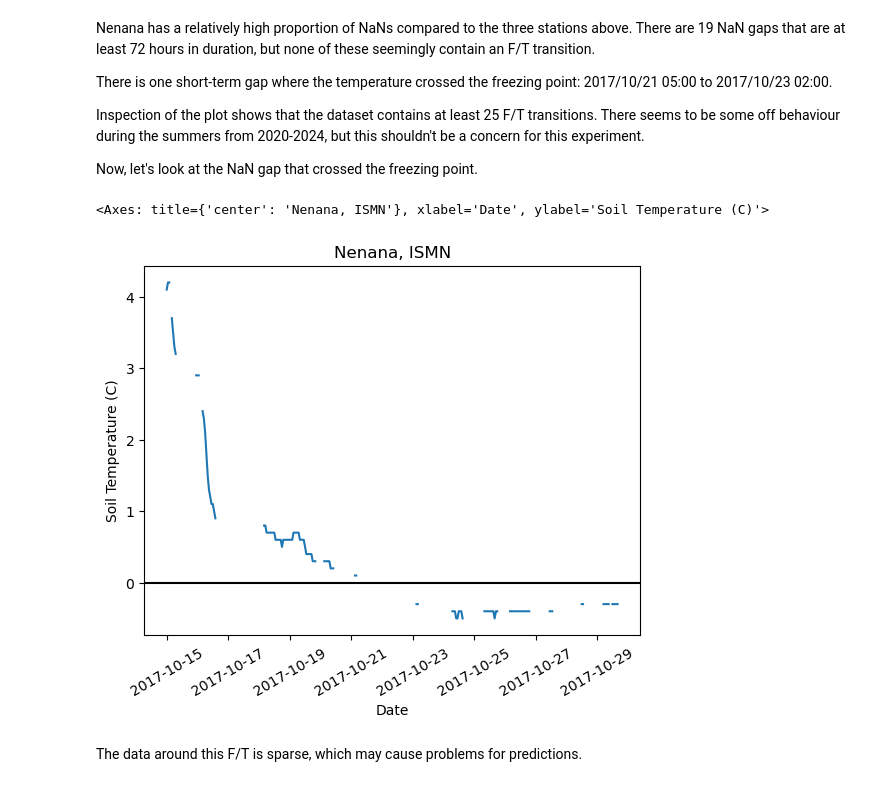
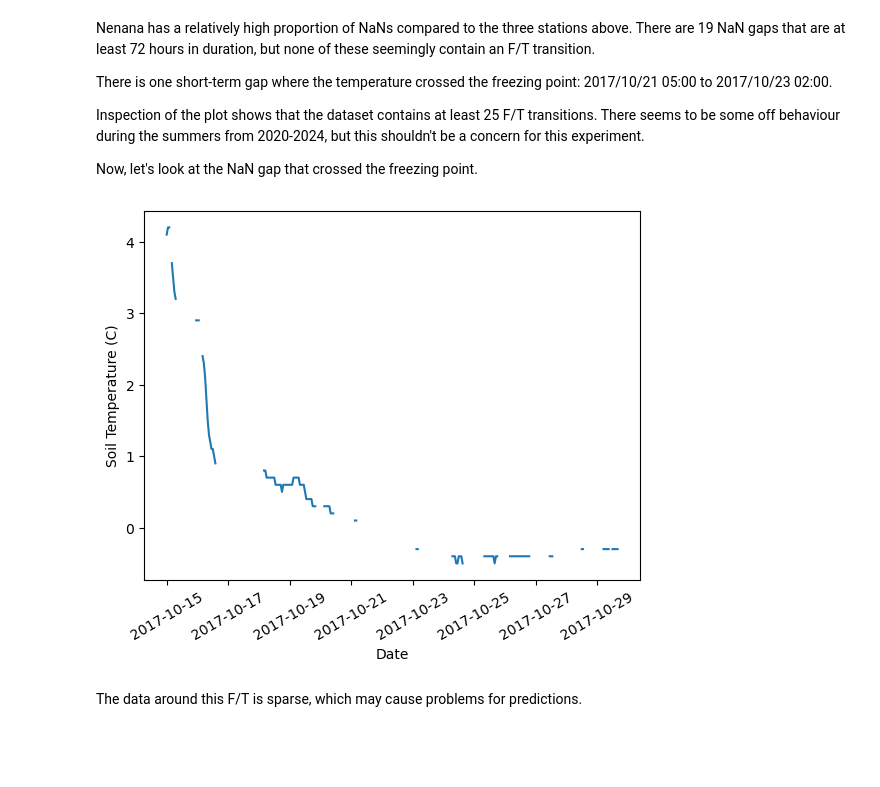
Before and after one commit to gerezk/freeze-thaw-soil-prediction, a Jupyter notebook: notebooks/ISMN_data_cleaning.ipynb, the cells around one changed output. Drawn from its saved outputs; the diff is of its cells as text; code cells hidden in the pictures; blank space fills up the shorter version.

```diff
--- a/notebooks/ISMN_data_cleaning.ipynb
+++ b/notebooks/ISMN_data_cleaning.ipynb
@@ -86,7 +87,7 @@ def soil_temp_data_cleaning(data_path: Path,
     """
     # preprocess data
     df = collect_data(data_path, depth, short_feature, long_feature)
-    df = create_timestamp_col(df)
+    df = create_timestamp_col(df, c.DATETIMEINDEX_NAME)
     if date_range is not None:
         df = filter_df(df, date_range.start, date_range.end)
     df = convert_nan(df, long_feature)
@@ -104,14 +105,13 @@ def soil_temp_data_cleaning(data_path: Path,
 
     return df
 
-def soil_temp_data_reporting(df: pd.DataFrame, long_feature: str, station_name: StationName, y_label: str) -> None:
+def soil_temp_data_reporting(df: pd.DataFrame, long_feature: str, y_label: str) -> Axes:
     """
     Reporting of preprocessed ISMN soil temperature data.
     :param df: can be output from soil_temp_data_cleaning()
     :param long_feature: full variable name
-    :param station_name: official name of ISMN station
     :param y_label: y-label for plot
-    :return: None
+    :return: matplotlib Axes object
     """
     # check data types
     if not isinstance(df, pd.DataFrame):
@@ -144,7 +144,7 @@ def soil_temp_data_reporting(df: pd.DataFrame, long_feature: str, station_name:
     else:
         print('No NaN gaps to report.')
 
-    plot(df, long_feature, station=station_name, system=nb_vars.system, form='line', y_label=y_label)
+    return plot_var_vs_time(df, long_feature, form='line', y_label=y_label)
 # %% [markdown]
 ## 2. Map of ISMN Stations
 # %%
@@ -403,11 +404,10 @@ Inspection of the plot shows that the dataset contains at least 25 F/T transitio
 
 Now, let's look at the NaN gap that crossed the freezing point.
 # %%
-plot(nenana_df, c.ISMN_LONG_VAR_NAME, station=StationName.NENANA, system=nb_vars.system, form='line',
-     y_label=nb_vars.y_label, start=datetime(2017, 10, 15), end=datetime(2017, 10, 30))
+axes = plot_var_vs_time(nenana_df, c.ISMN_LONG_VAR_NAME, form='line', y_label=nb_vars.y_label,
+                        start=datetime(2017, 10, 15), end=datetime(2017, 10, 30))
 # %% [output]
-<Axes: title={'center': 'Nenana, ISMN'}, xlabel='Date', ylabel='Soil Temperature (C)'>
-[figure, old version]
+[figure, new version]
 # %% [markdown]
 The data around this F/T is sparse, which may cause problems for predictions.
 # %%
```
Also changed, not shown: parts of 22 cells of this notebook, 10 other files.
